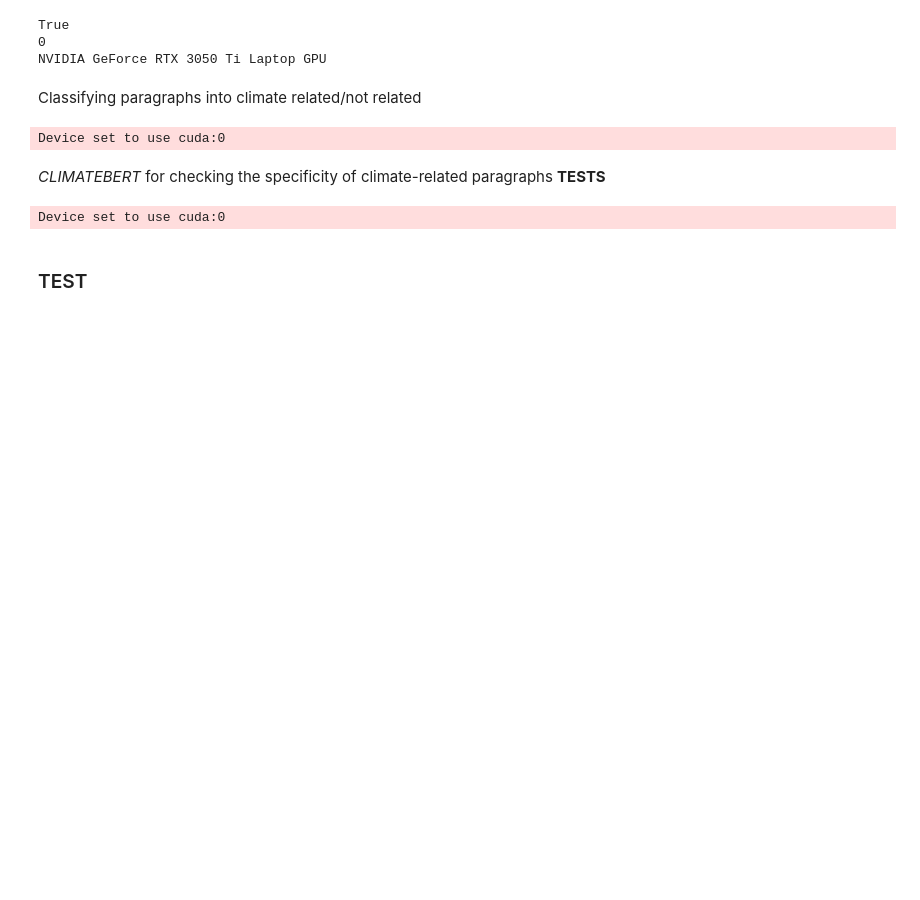
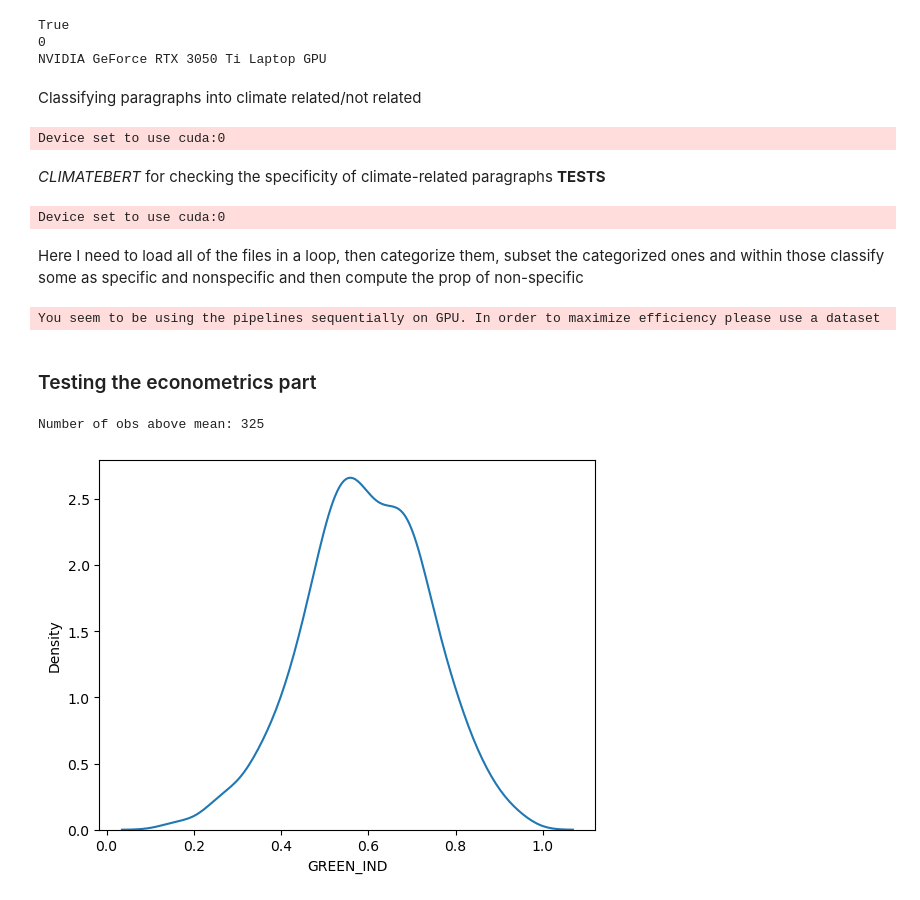
Before and after one commit to pszewi/thesis, a Jupyter notebook: code/methodology.ipynb, the cells around one changed output. Saved outputs shown, nothing was run; the diff lists cells and outputs as text; code cells hidden in the pictures; blank space fills up the shorter version.

Commit message:
Adds other data frequencies

```diff
--- a/code/methodology.ipynb
+++ b/code/methodology.ipynb
@@ -463,7 +416,23 @@ tokenizer_spec = AutoTokenizer.from_pretrained(model_name_spec, max_len=512)
 pipe_spec = pipeline("text-classification", model=model_spec, tokenizer=tokenizer_spec, device=0)
 # %% [output]
 Device set to use cuda:0
+# %% [markdown]
+Here I need to load all of the files in a loop, then categorize them, subset the categorized ones and within those classify some as specific and nonspecific and then compute the prop of non-specific
 # %%
-greenwashing_ind = ComputeGreenInd(names_2017[0:5], "../data/text_processing/2017", pipe_class, pipe_spec)
+greenwashing_ind = ComputeGreenInd(names_2017, "../data/text_processing/2017", pipe_class, pipe_spec)
+
+greenwashing_ind.to_csv("../data/text_processing/greenwashing_ind_2017.csv")
+# %% [output]
+You seem to be using the pipelines sequentially on GPU. In order to maximize efficiency please use a dataset
-# %% [markdown]
-### TEST
+# %% [markdown]
+### Testing the econometrics part
+# %%
+greenwashing_ind = pd.read_csv("../data/text_processing/greenwashing_ind_2017.csv", usecols=['NAME', 'CLIMATE_REL', 'NON_SPEC', 'GREEN_IND'])
+# %%
+# plotting the distribution
+import seaborn as sns
+sns.kdeplot(greenwashing_ind[greenwashing_ind["GREEN_IND"]<0.96]["GREEN_IND"])
+print(f"Number of obs above mean: {len(greenwashing_ind[greenwashing_ind["GREEN_IND"]>greenwashing_ind["GREEN_IND"].mean()])}")
+# %% [output]
+Number of obs above mean: 325
+[figure, added]
```
Also changed, not shown: parts of 27 cells of this notebook, 1 other file.
